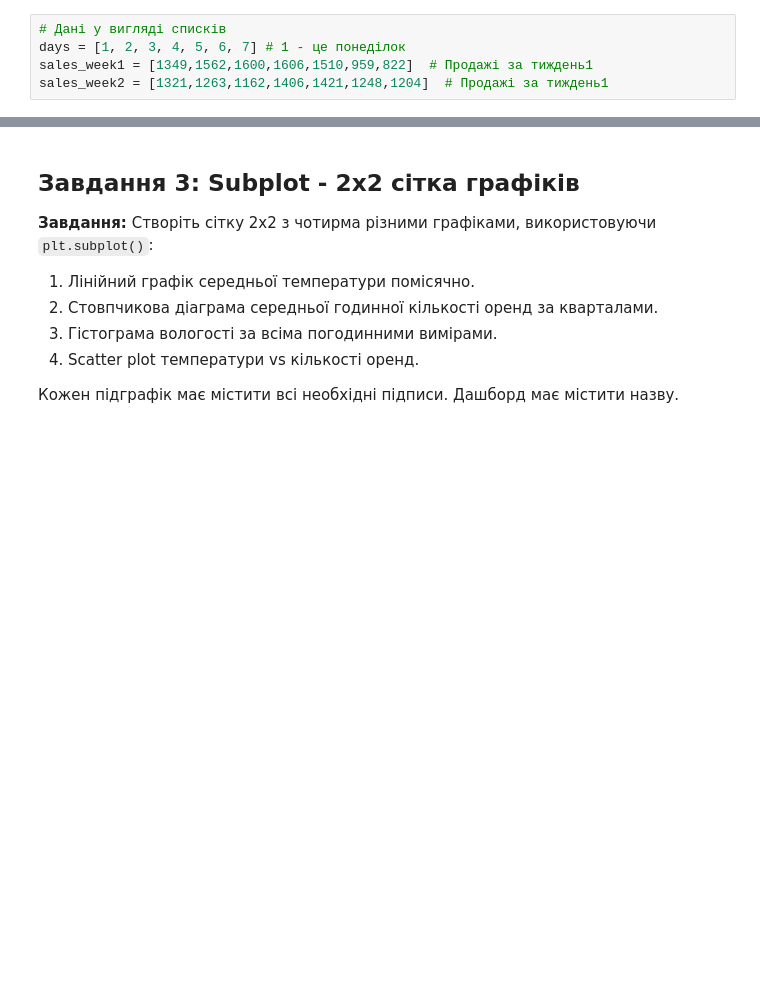
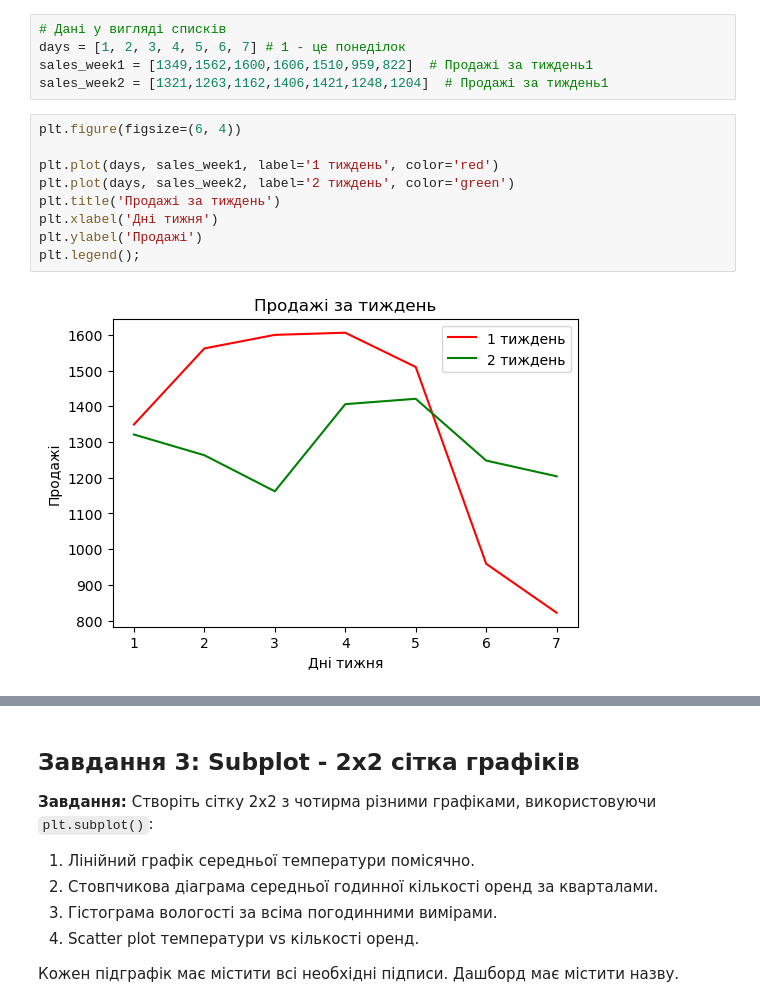
Before and after one commit to LesiaMazurkevych/PythonForDAHomeTask, a Jupyter notebook: HW_11_2_Візуалізація_даних_з_Matplotlib.ipynb, the cells around one changed output, grey strips where cells are left out. Drawn from its saved outputs; the diff is of its cells as text; blank space fills up the shorter version.

```diff
--- a/HW_11_2_Візуалізація_даних_з_Matplotlib.ipynb
+++ b/HW_11_2_Візуалізація_даних_з_Matplotlib.ipynb
@@ -100,3 +145,14 @@ df['day'] = df.index.day
 days = [1, 2, 3, 4, 5, 6, 7] # 1 - це понеділок
 sales_week1 = [1349,1562,1600,1606,1510,959,822]  # Продажі за тиждень1
 sales_week2 = [1321,1263,1162,1406,1421,1248,1204]  # Продажі за тиждень1
+# %%
+plt.figure(figsize=(6, 4))
+
+plt.plot(days, sales_week1, label='1 тиждень', color='red')
+plt.plot(days, sales_week2, label='2 тиждень', color='green')
+plt.title('Продажі за тиждень')
+plt.xlabel('Дні тижня')
+plt.ylabel('Продажі')
+plt.legend();
+# %% [output]
+[figure, added]
```
Also changed, not shown: parts of 9 cells of this notebook.
